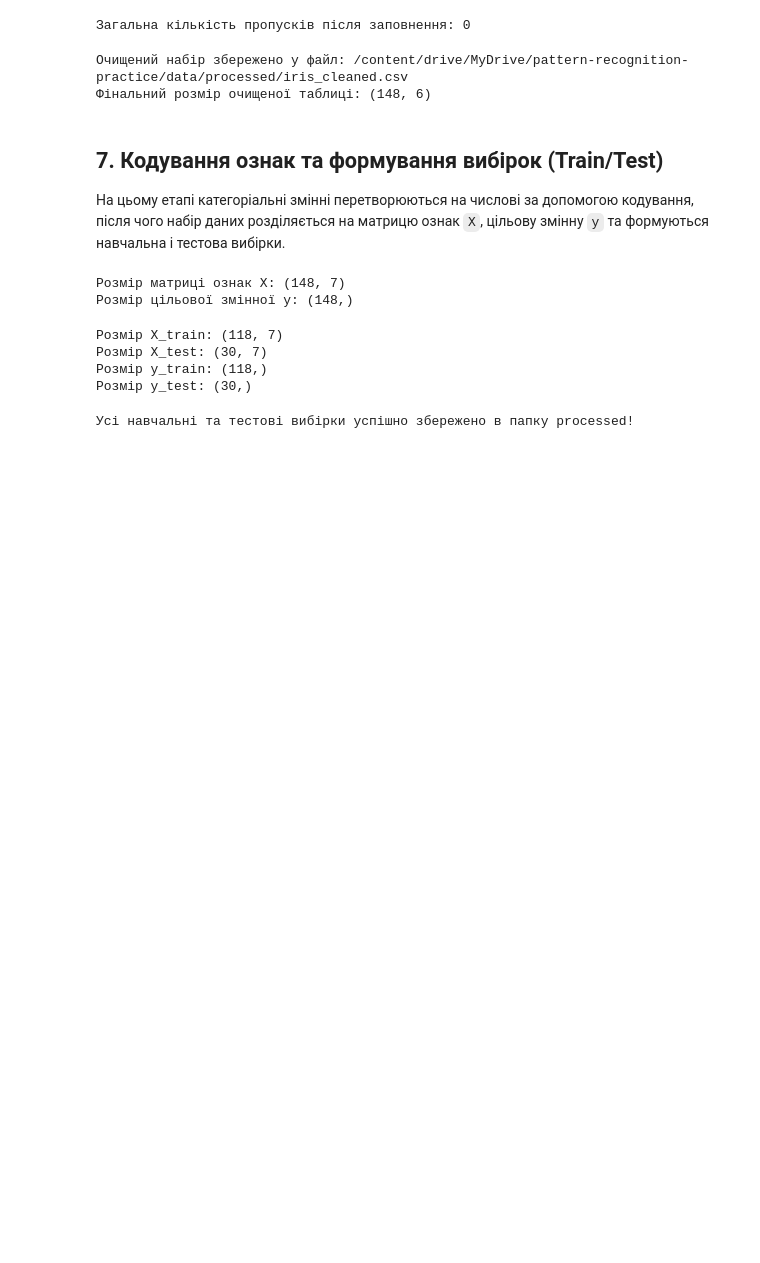
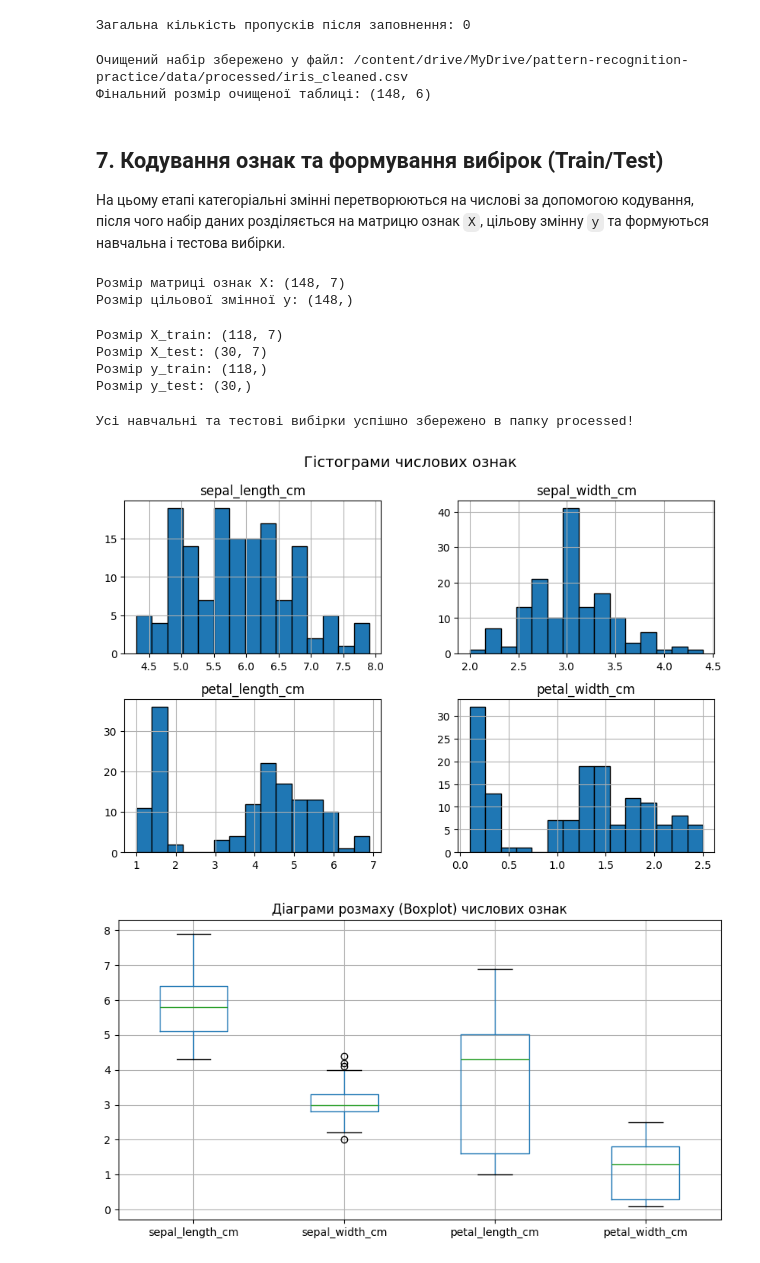
Before and after one commit to Vadim-SM/Lab1.., a Jupyter notebook: notebooks/PR02_Musienko_Vadim.ipynb, the cells around one changed output. Drawn from its saved outputs; the diff is of its cells as text; code cells hidden in the pictures; blank space fills up the shorter version.

```diff
--- a/notebooks/PR02_Musienko_Vadim.ipynb
+++ b/notebooks/PR02_Musienko_Vadim.ipynb
@@ -405,3 +405,19 @@ y_test.to_csv(Y_TEST_PATH, index=False)
 print("Усі навчальні та тестові вибірки успішно збережено в папку processed!")
 # %% [output]
 Усі навчальні та тестові вибірки успішно збережено в папку processed!
+# %%
+import matplotlib.pyplot as plt
+
+# 17. Гістограми числових ознак
+df_clean[numeric_cols].hist(bins=15, figsize=(10, 6), edgecolor='black')
+plt.suptitle("Гістограми числових ознак", fontsize=14)
+plt.show()
+
+# 18. Діаграми розмаху (Boxplot) для виявлення аномалій
+plt.figure(figsize=(10, 5))
+df_clean[numeric_cols].boxplot()
+plt.title("Діаграми розмаху (Boxplot) числових ознак")
+plt.show()
+# %% [output]
+[figure, added]
+[figure, added]
```
Also changed, not shown: parts of 3 cells of this notebook.
